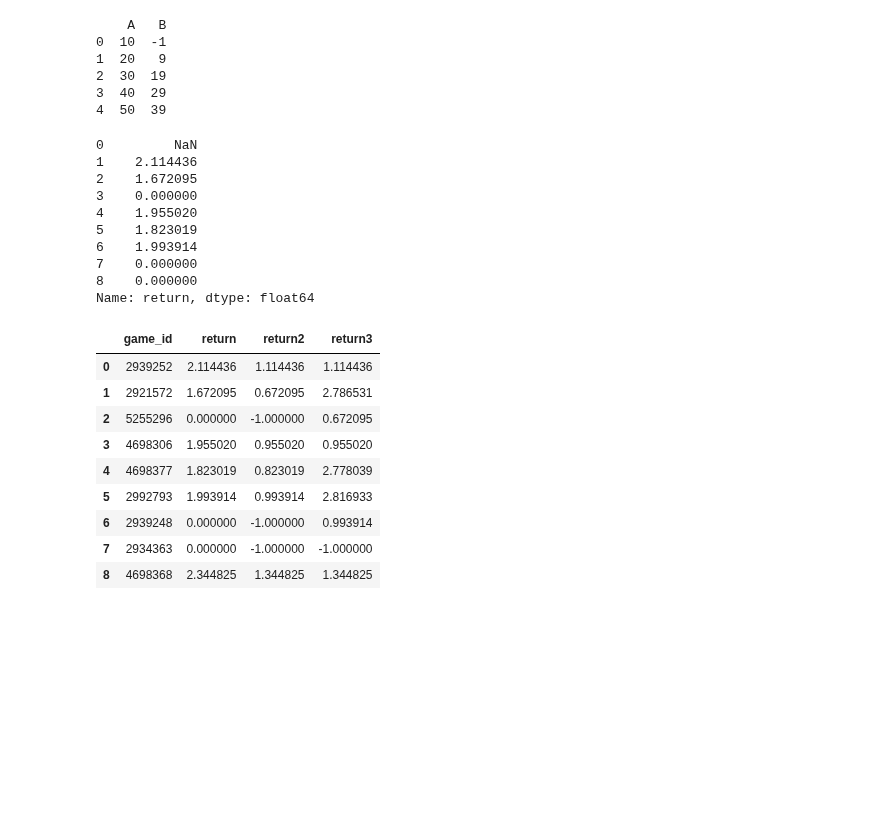
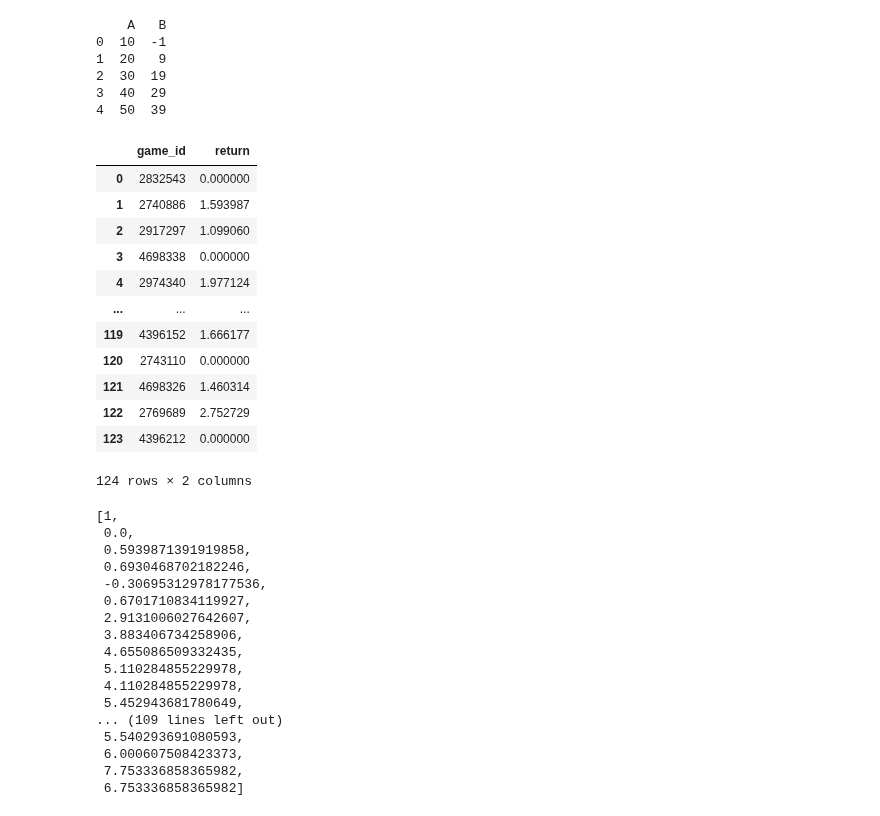
Before and after one commit to MarcosAugusto47/soccer-betting-strategy, a Jupyter notebook: plot.ipynb, the cells around one changed output. Saved outputs shown, nothing was run; the diff lists cells and outputs as text; code cells hidden in the pictures; blank space fills up the shorter version.

```diff
--- a/plot.ipynb
+++ b/plot.ipynb
@@ -18,38 +18,60 @@ print(df)
 2  30  19
 3  40  29
 4  50  39
-# %%
-track_record['return'].shift()
-# %% [output]
-0         NaN
-1    2.114436
-2    1.672095
-3    0.000000
-4    1.955020
-5    1.823019
-6    1.993914
-7    0.000000
-8    0.000000
-Name: return, dtype: float64
 # %%
 track_record = pd.read_csv('track_record.csv')
 #track_record['return2'] = track_record['return'].shift(fill_value=0)-1
-track_record['return2'] = track_record['return'] - 1
+#track_record['return2'] = track_record['return'] - 1
 #track_record['return3'] = track_record['return'] + track_record['return'].shift(fill_value=0)-1
-track_record['return3'] = track_record['return'] + track_record['return'].shift(fill_value=0)-1
-track_record['return4'] = track_record['return2'].cumsum()
+#track_record['return3'] = track_record['return'] + track_record['return'].shift(fill_value=0)-1
+#track_record['return4'] = track_record['return2'].cumsum()
+
+set_inital = pd.DataFrame({'game_id': ["0000000"], "return": [1]})
+
+#track_record = pd.concat([set_inital, track_record]).reset_index(drop=True)
+#track_record['stake'] = track_record['return'].shift(fill_value=1)
+#track_record['return_shifted'] = track_record['return'].shift(periods=-1)
 track_record
 # %% [output]
-|  | game_id | return | return2 | return3 |
-| 0 | 2939252 | 2.114436 | 1.114436 | 1.114436 |
-| 1 | 2921572 | 1.672095 | 0.672095 | 2.786531 |
-| 2 | 5255296 | 0.000000 | -1.000000 | 0.672095 |
-| 3 | 4698306 | 1.955020 | 0.955020 | 0.955020 |
-| 4 | 4698377 | 1.823019 | 0.823019 | 2.778039 |
-| 5 | 2992793 | 1.993914 | 0.993914 | 2.816933 |
-| 6 | 2939248 | 0.000000 | -1.000000 | 0.993914 |
-| 7 | 2934363 | 0.000000 | -1.000000 | -1.000000 |
-| 8 | 4698368 | 2.344825 | 1.344825 | 1.344825 |
+|  | game_id | return |
+| 0 | 2832543 | 0.000000 |
+| 1 | 2740886 | 1.593987 |
+| 2 | 2917297 | 1.099060 |
+| 3 | 4698338 | 0.000000 |
+| 4 | 2974340 | 1.977124 |
+| ... | ... | ... |
+| 119 | 4396152 | 1.666177 |
+| 120 | 2743110 | 0.000000 |
+| 121 | 4698326 | 1.460314 |
+| 122 | 2769689 | 2.752729 |
+| 123 | 4396212 | 0.000000 |
+124 rows × 2 columns
+# %%
+stake = [1]
+current_stake = 1
+for i in track_record['return']:
+    current_stake = (current_stake-1) + 1*i
+    stake.append(current_stake)
+
+stake
+# %% [output]
+[1,
+ 0.0,
+ 0.5939871391919858,
+ 0.6930468702182246,
+ -0.30695312978177536,
+ 0.6701710834119927,
+ 2.9131006027642607,
+ 3.883406734258906,
+ 4.655086509332435,
+ 5.110284855229978,
+ 4.110284855229978,
+ 5.452943681780649,
+... (109 lines left out)
+ 5.540293691080593,
+ 6.000607508423373,
+ 7.753336858365982,
+ 6.753336858365982]
 # %%
 # Create a line plot
 plt.figure(figsize=(10, 6))
```
Also changed, not shown: parts of 1 cell of this notebook, 7 other files.
